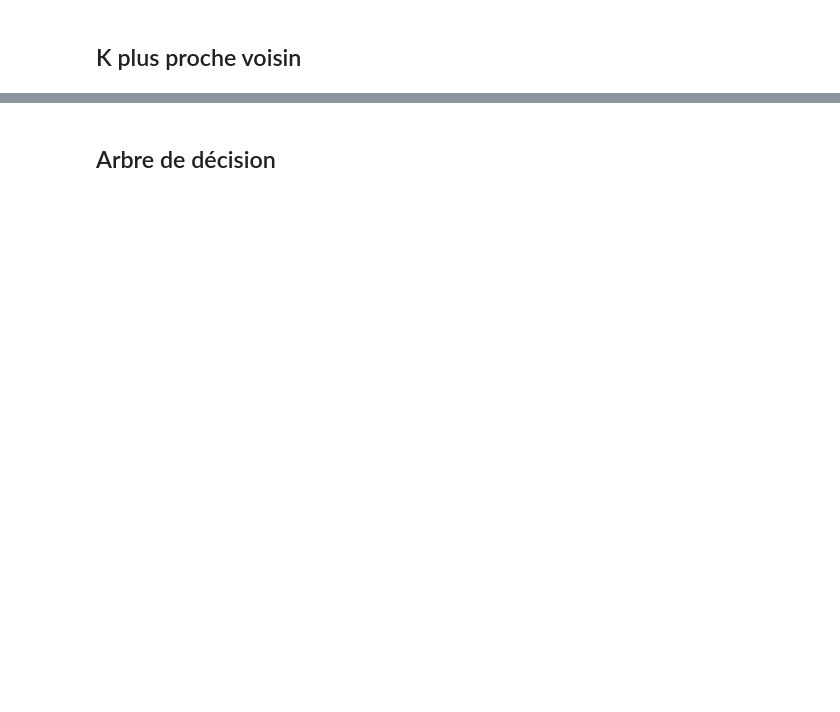
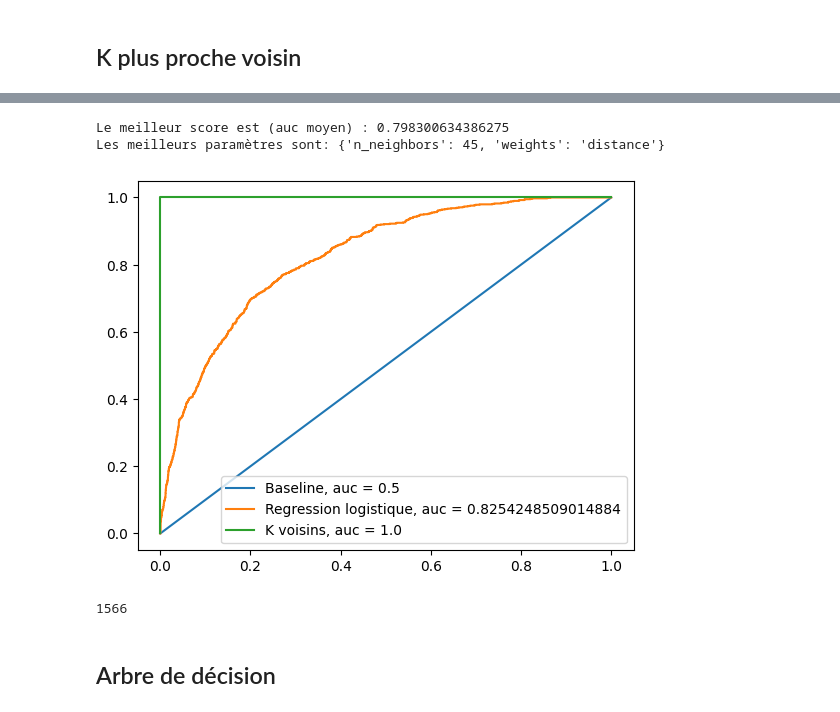
Before and after one commit to pascalfeutseu/420-A52-SF-gr-10084, a Jupyter notebook: nbs/Projet#2/Projet#2.ipynb, the cells around one changed output, grey strips where cells are left out. Drawn from its saved outputs; the diff is of its cells as text; code cells hidden in the pictures; blank space fills up the shorter version.

```diff
--- a/nbs/Projet#2/Projet#2.ipynb
+++ b/nbs/Projet#2/Projet#2.ipynb
@@ -174,6 +207,25 @@ plot_roc_curve(y_train, results)
 # %% [markdown]
 ## K plus proche voisin
 # %%
-- choix des meilleurs hyperparamètres,
-- bagging,
-- boosting
+#- choix des meilleurs hyperparamètres,
+#- bagging,
+#- boosting
+
+# Estimateur
+knn_cf = KNeighborsClassifier(n_jobs=-1)
+# %%
+# Paramètres de la recherche aléatoire
+param_rnd_search = dict(n_neighbors = randint(5, 50), weights = ['uniform', 'distance'])
+
+# Recherche aléatoire
+knn_rnd_search = RandomizedSearchCV(knn_cf,
+                                    param_rnd_search,
+                                    n_iter=14,
+                                    scoring='roc_auc',
+                                    cv=5,
+                                    verbose=1,
+                                    n_jobs=-1,
+                                    random_state=2023)
+# %%
+# fit
+knn_rnd_search.fit(X_train, y_train)
@@ -180,3 +239,24 @@ plot_roc_curve(y_train, results)
+# %%
+print(f'Le meilleur score est (auc moyen) : {knn_rnd_search.best_score_}')
+print(f'Les meilleurs paramètres sont: {knn_rnd_search.best_params_}')
+# %% [output]
+Le meilleur score est (auc moyen) : 0.798300634386275
+Les meilleurs paramètres sont: {'n_neighbors': 45, 'weights': 'distance'}
+# %%
+# Score sur l'ensemble des données d'entrainement: Courbe ROC et AUC
+y_train_pred_proba_knn_rnd = knn_rnd_search.best_estimator_.predict_proba(X_train)[:,1]
+results['K voisins'] = y_train_pred_proba_knn_rnd
+
+plot_roc_curve(y_train, results)
+# %% [output]
+[figure, added]
+# %%
+#y_train_pred_proba_knn_rnd
+fpr, tpr, thresholds = roc_curve(y_train, y_train_pred_proba_knn_rnd, drop_intermediate=False)
+auc = roc_auc_score(y_train, y_train_pred_proba_knn_rnd)
+len(thresholds)
+# %% [output]
+1566
 # %% [markdown]
 ## Arbre de décision
 # %%
```
Also changed, not shown: parts of 19 cells of this notebook.
